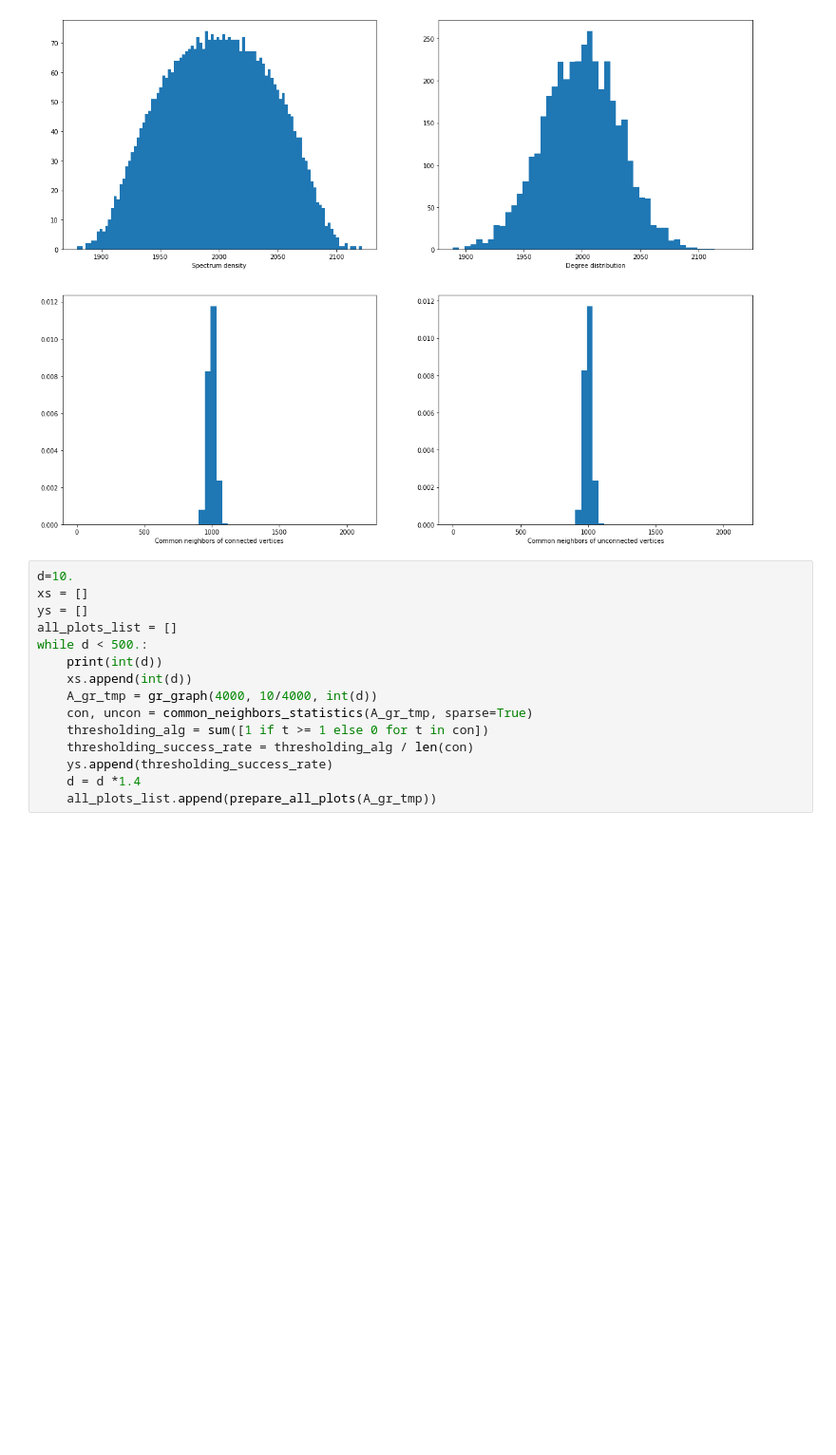
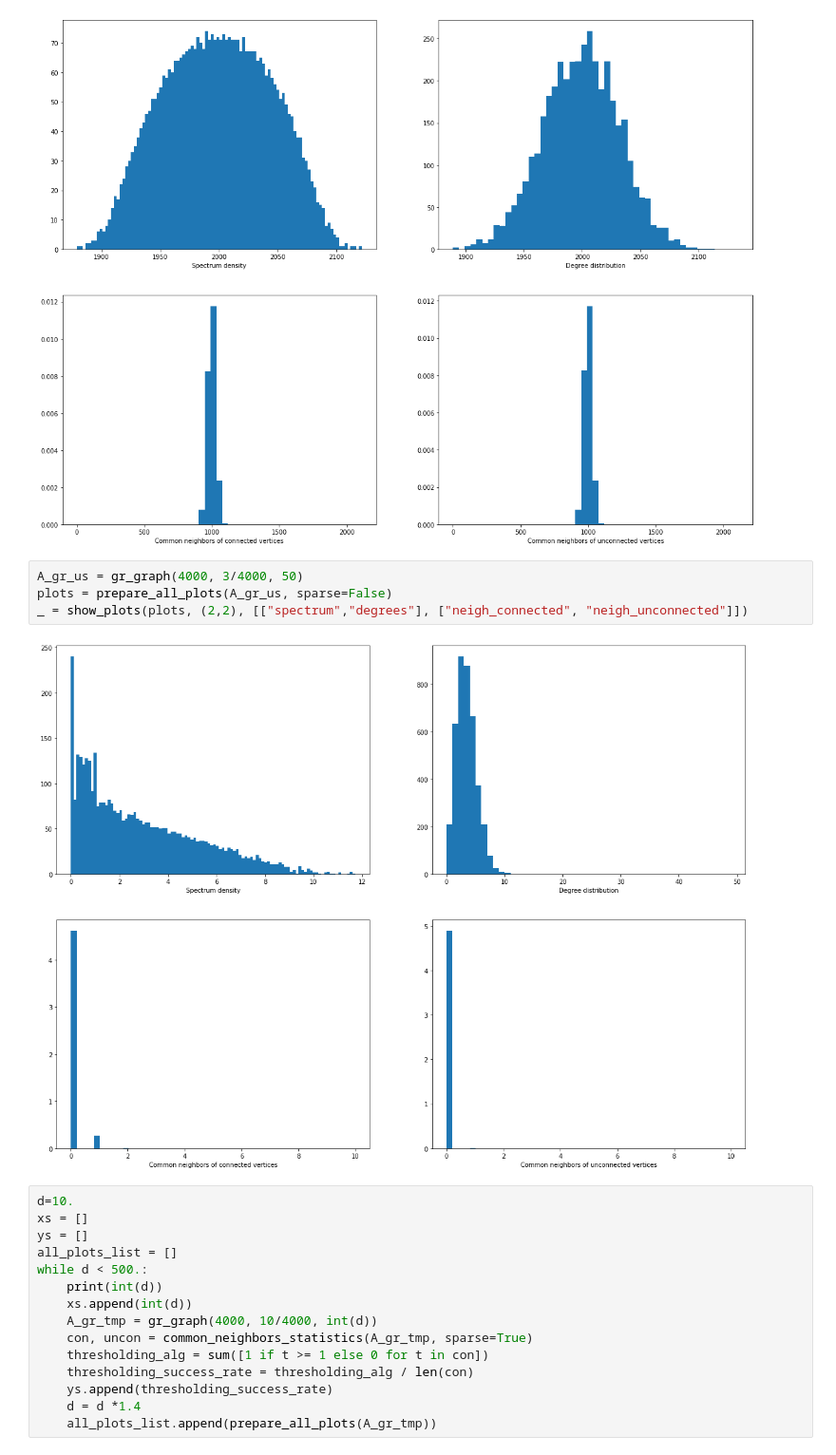
Before and after one commit to jaro3000/geometric-random-graphs, a Jupyter notebook: Geometric_random_graphs_edge_prediction.ipynb, the cells around one changed output. Shown at 95% size. Drawn from its saved outputs; the diff is of its cells as text; blank space fills up the shorter version.

```diff
--- a/Geometric_random_graphs_edge_prediction.ipynb
+++ b/Geometric_random_graphs_edge_prediction.ipynb
@@ -170,6 +167,12 @@ plots = prepare_all_plots(A_dense, sparse=False)
 _ = show_plots(plots, (2,2), [["spectrum","degrees"], ["neigh_connected", "neigh_unconnected"]])
 # %% [output]
 [figure]
+# %%
+A_gr_us = gr_graph(4000, 3/4000, 50)
+plots = prepare_all_plots(A_gr_us, sparse=False)
+_ = show_plots(plots, (2,2), [["spectrum","degrees"], ["neigh_connected", "neigh_unconnected"]])
+# %% [output]
+[figure, added]
 # %%
 d=10.
 xs = []
```
Also changed, not shown: parts of 46 cells of this notebook.
